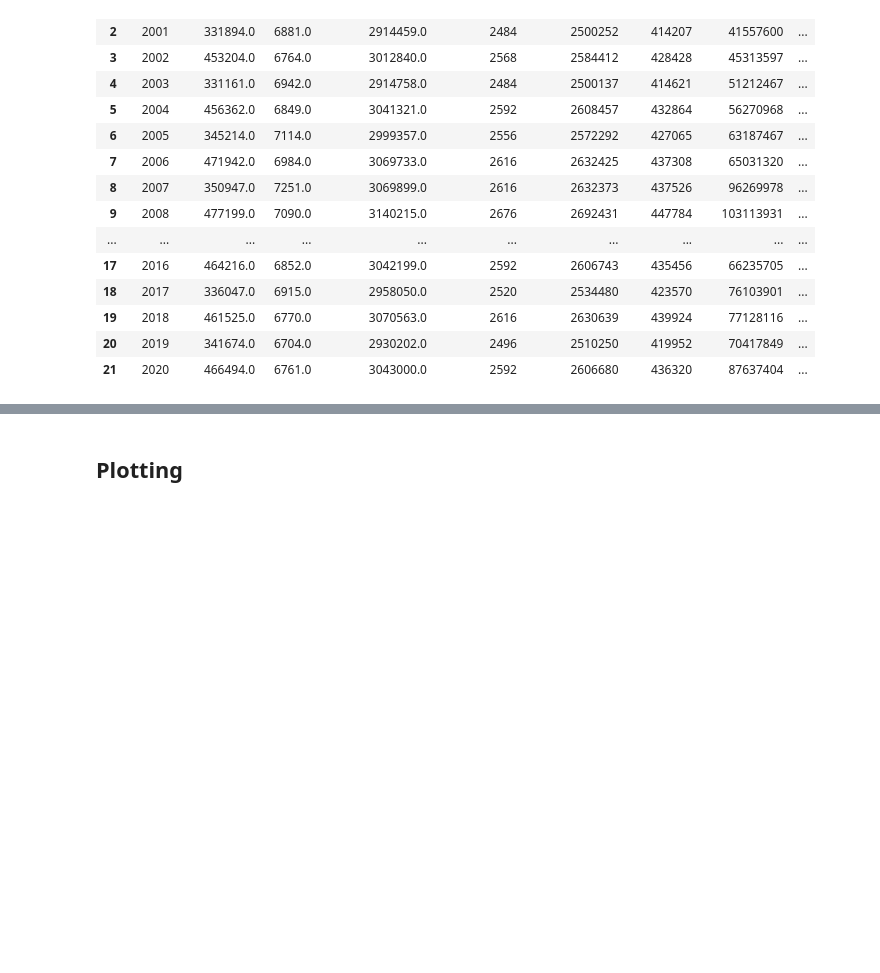
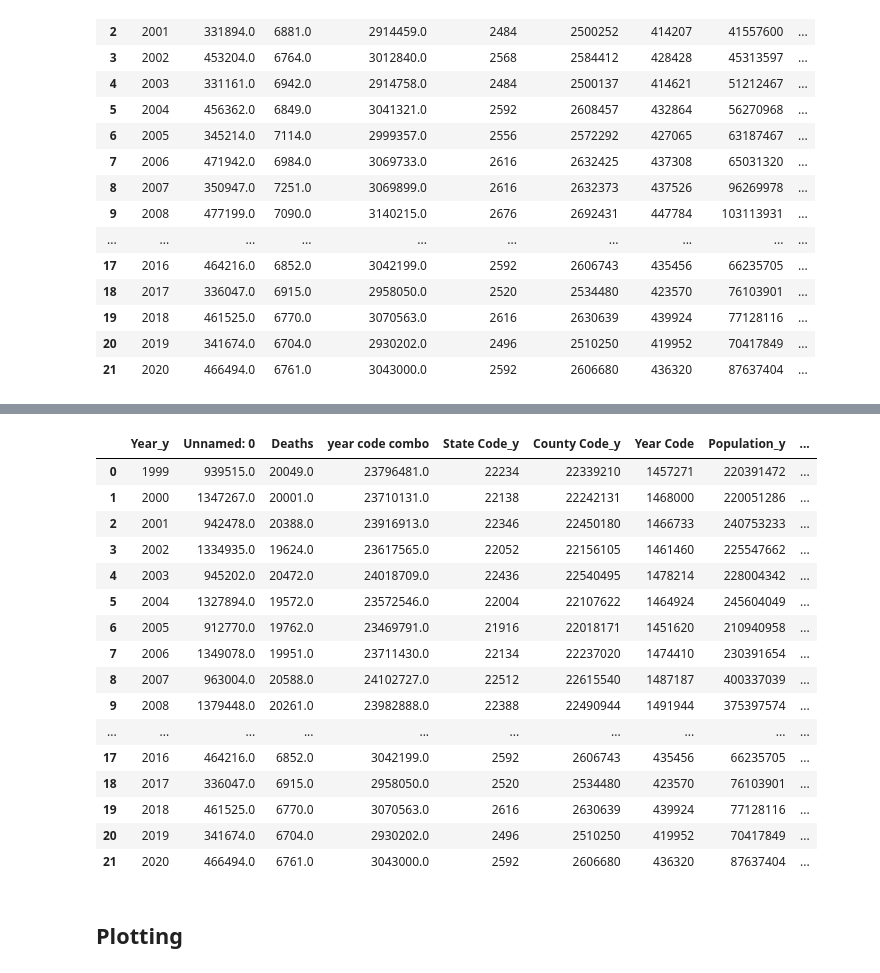
Before and after one commit to MIDS-at-Duke/pds-2022-turquoise-team, a Jupyter notebook: 10_code/Mortality Clean up for Florida TOIC.ipynb, the cells around one changed output, grey strips where cells are left out. Drawn from its saved outputs; the diff is of its cells as text; code cells hidden in the pictures; blank space fills up the shorter version.

```diff
--- a/10_code/Mortality Clean up for Florida TOIC.ipynb
+++ b/10_code/Mortality Clean up for Florida TOIC.ipynb
@@ -215,6 +207,26 @@ groupedby_df_only_florida['Years since policy'] = groupedby_df_only_florida.appl
 
 
 groupedby_df_florida['Years since policy'] = groupedby_df_florida.apply (lambda row: label_row(row), axis = 1)
+# %%
+florida_policy_control
+# %% [output]
+|  | Year_y | Unnamed: 0 | Deaths | year code combo | State Code_y | County Code_y | Year Code | Population_y | ... |
+| 0 | 1999 | 939515.0 | 20049.0 | 23796481.0 | 22234 | 22339210 | 1457271 | 220391472 | ... |
+| 1 | 2000 | 1347267.0 | 20001.0 | 23710131.0 | 22138 | 22242131 | 1468000 | 220051286 | ... |
+| 2 | 2001 | 942478.0 | 20388.0 | 23916913.0 | 22346 | 22450180 | 1466733 | 240753233 | ... |
+| 3 | 2002 | 1334935.0 | 19624.0 | 23617565.0 | 22052 | 22156105 | 1461460 | 225547662 | ... |
+| 4 | 2003 | 945202.0 | 20472.0 | 24018709.0 | 22436 | 22540495 | 1478214 | 228004342 | ... |
+| 5 | 2004 | 1327894.0 | 19572.0 | 23572546.0 | 22004 | 22107622 | 1464924 | 245604049 | ... |
+| 6 | 2005 | 912770.0 | 19762.0 | 23469791.0 | 21916 | 22018171 | 1451620 | 210940958 | ... |
+| 7 | 2006 | 1349078.0 | 19951.0 | 23711430.0 | 22134 | 22237020 | 1474410 | 230391654 | ... |
+| 8 | 2007 | 963004.0 | 20588.0 | 24102727.0 | 22512 | 22615540 | 1487187 | 400337039 | ... |
+| 9 | 2008 | 1379448.0 | 20261.0 | 23982888.0 | 22388 | 22490944 | 1491944 | 375397574 | ... |
+| ... | ... | ... | ... | ... | ... | ... | ... | ... | ... |
+| 17 | 2016 | 464216.0 | 6852.0 | 3042199.0 | 2592 | 2606743 | 435456 | 66235705 | ... |
+| 18 | 2017 | 336047.0 | 6915.0 | 2958050.0 | 2520 | 2534480 | 423570 | 76103901 | ... |
+| 19 | 2018 | 461525.0 | 6770.0 | 3070563.0 | 2616 | 2630639 | 439924 | 77128116 | ... |
+| 20 | 2019 | 341674.0 | 6704.0 | 2930202.0 | 2496 | 2510250 | 419952 | 70417849 | ... |
+| 21 | 2020 | 466494.0 | 6761.0 | 3043000.0 | 2592 | 2606680 | 436320 | 87637404 | ... |
 # %% [markdown]
 ## Plotting
 # %%
```
Also changed, not shown: parts of 5 cells of this notebook, 1 other file.
